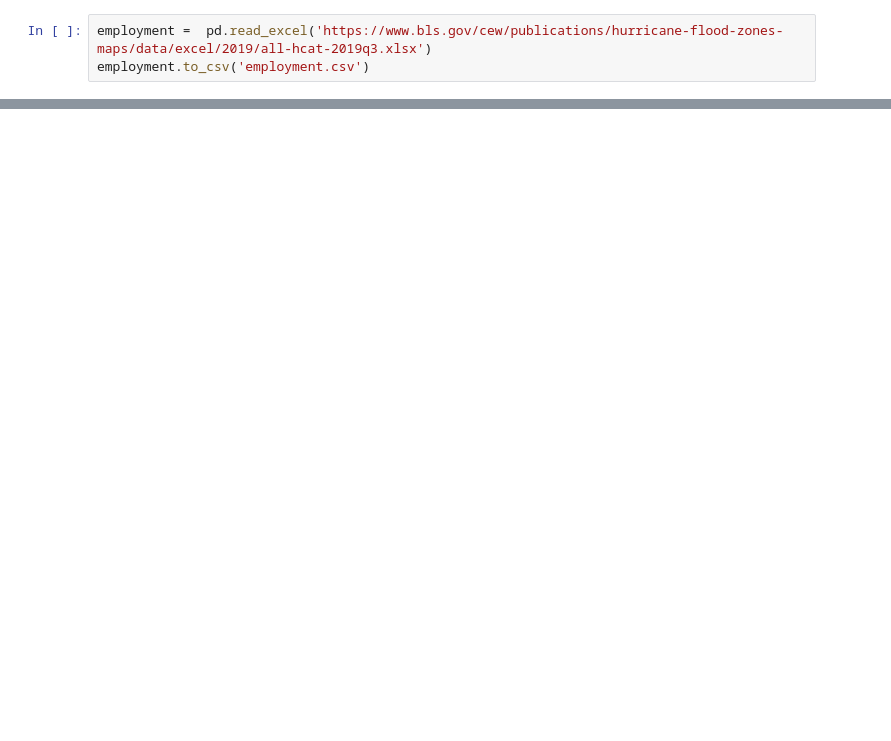
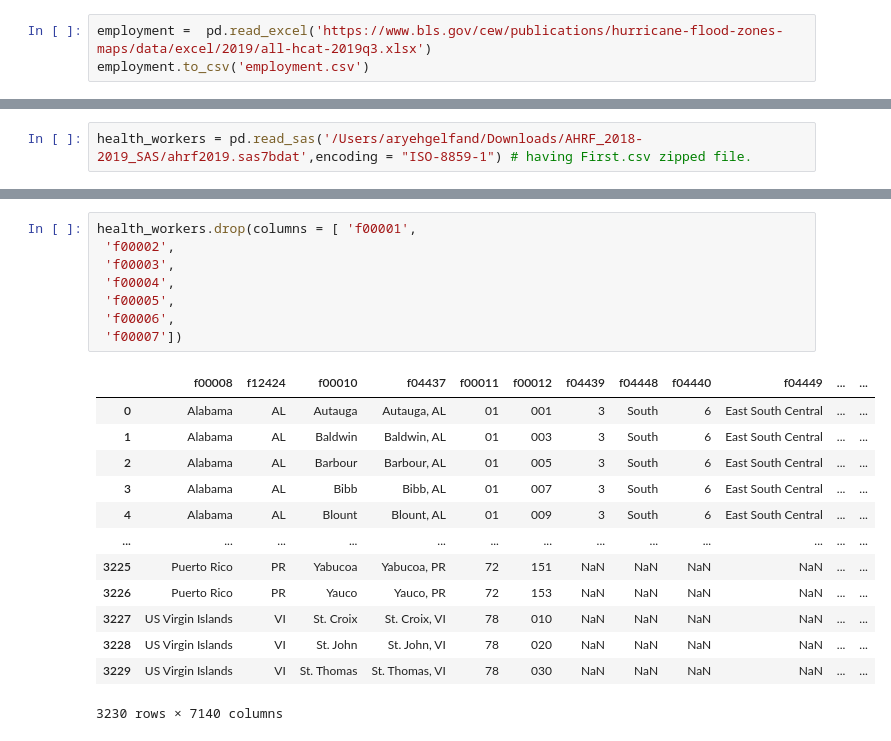
Before and after one commit to Agelf123/covid_predictions, a Jupyter notebook: code/aryeh/Covid Data Collection.ipynb, the cells around one changed output, grey strips where cells are left out. Saved outputs shown, nothing was run; the diff lists cells and outputs as text; blank space fills up the shorter version.

```diff
--- a/code/aryeh/Covid Data Collection.ipynb
+++ b/code/aryeh/Covid Data Collection.ipynb
@@ -122,0 +210,2 @@ pd.read_fwf('../../data/RN08_CNTY_data.DAT')
+# %%
+health_workers = pd.read_sas('/Users/aryehgelfand/Downloads/AHRF_2018-2019_SAS/ahrf2019.sas7bdat',encoding = "ISO-8859-1") # having First.csv zipped file.
@@ -122,0 +241,22 @@ pd.read_fwf('../../data/RN08_CNTY_data.DAT')
+# %%
+health_workers.drop(columns = [ 'f00001',
+ 'f00002',
+ 'f00003',
+ 'f00004',
+ 'f00005',
+ 'f00006',
+ 'f00007'])
+# %% [output]
+|  | f00008 | f12424 | f00010 | f04437 | f00011 | f00012 | f04439 | f04448 | f04440 | f04449 | ... | ... |
+| 0 | Alabama | AL | Autauga | Autauga, AL | 01 | 001 | 3 | South | 6 | East South Central | ... | ... |
+| 1 | Alabama | AL | Baldwin | Baldwin, AL | 01 | 003 | 3 | South | 6 | East South Central | ... | ... |
+| 2 | Alabama | AL | Barbour | Barbour, AL | 01 | 005 | 3 | South | 6 | East South Central | ... | ... |
+| 3 | Alabama | AL | Bibb | Bibb, AL | 01 | 007 | 3 | South | 6 | East South Central | ... | ... |
+| 4 | Alabama | AL | Blount | Blount, AL | 01 | 009 | 3 | South | 6 | East South Central | ... | ... |
+| ... | ... | ... | ... | ... | ... | ... | ... | ... | ... | ... | ... | ... |
+| 3225 | Puerto Rico | PR | Yabucoa | Yabucoa, PR | 72 | 151 | NaN | NaN | NaN | NaN | ... | ... |
+| 3226 | Puerto Rico | PR | Yauco | Yauco, PR | 72 | 153 | NaN | NaN | NaN | NaN | ... | ... |
+| 3227 | US Virgin Islands | VI | St. Croix | St. Croix, VI | 78 | 010 | NaN | NaN | NaN | NaN | ... | ... |
+| 3228 | US Virgin Islands | VI | St. John | St. John, VI | 78 | 020 | NaN | NaN | NaN | NaN | ... | ... |
+| 3229 | US Virgin Islands | VI | St. Thomas | St. Thomas, VI | 78 | 030 | NaN | NaN | NaN | NaN | ... | ... |
+3230 rows × 7140 columns
```
Also changed, not shown: parts of 41 cells of this notebook, 7 other files.
